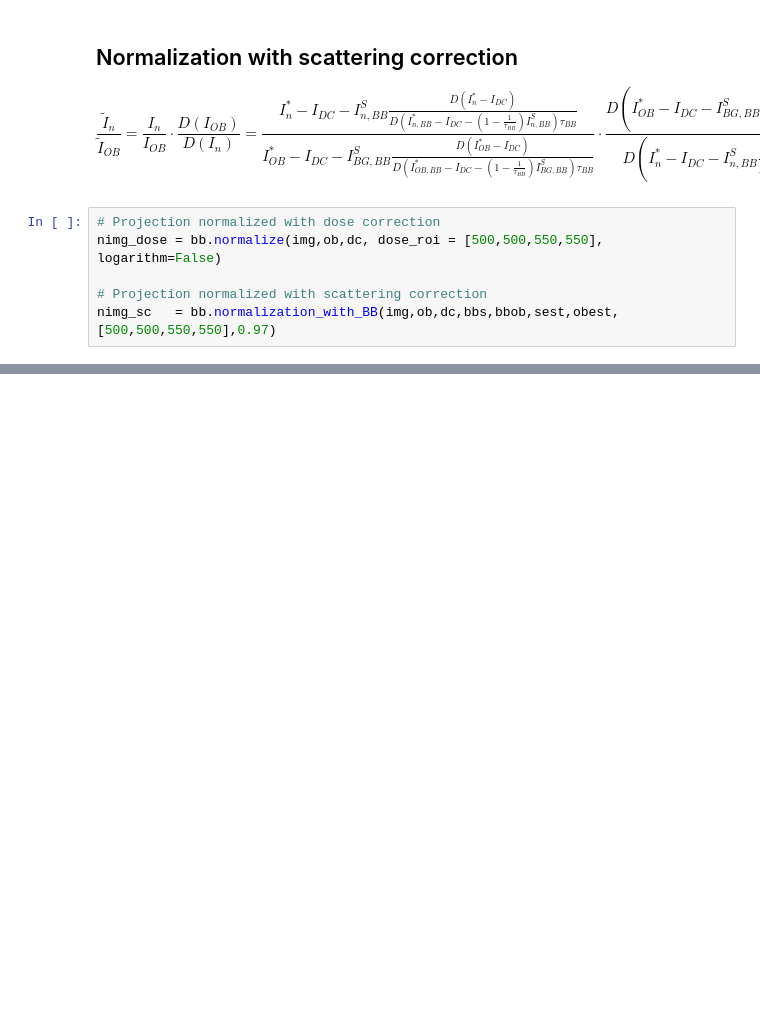
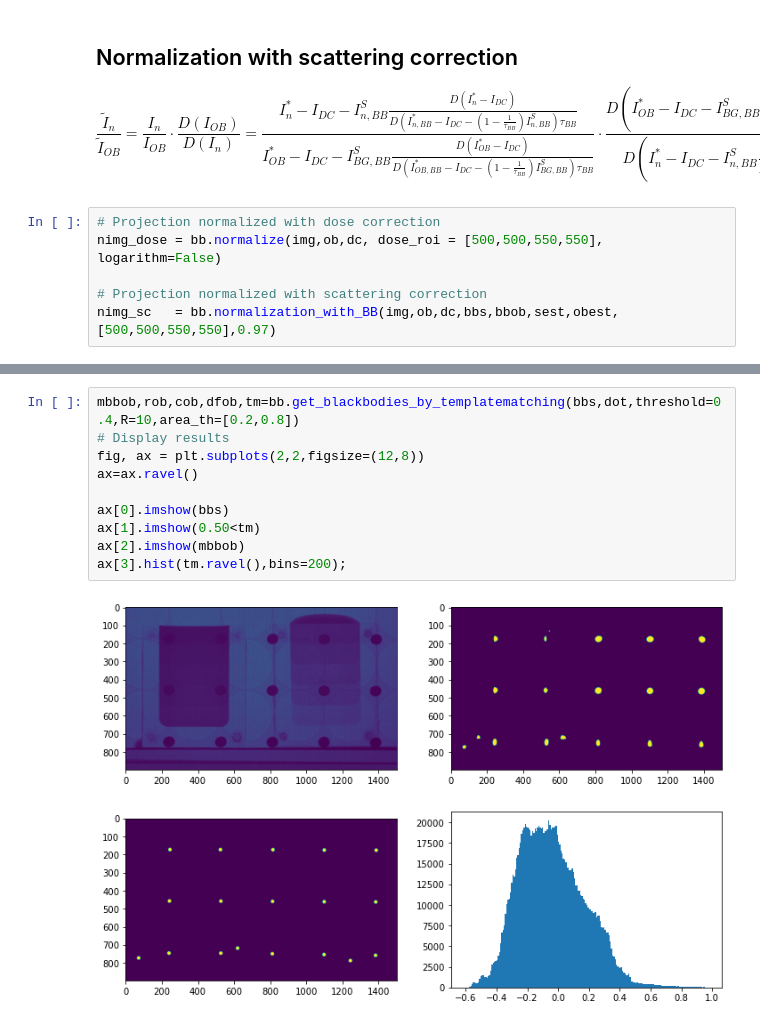
Before and after one commit to neutronimaging/scripts, a Jupyter notebook: python/notebooks/BBCorrection.ipynb, the cells around one changed output, grey strips where cells are left out. Drawn from its saved outputs; the diff is of its cells as text; blank space fills up the shorter version.

```diff
--- a/python/notebooks/BBCorrection.ipynb
+++ b/python/notebooks/BBCorrection.ipynb
@@ -178,0 +277,12 @@ ax[2].legend();
+# %%
+mbbob,rob,cob,dfob,tm=bb.get_blackbodies_by_templatematching(bbs,dot,threshold=0.4,R=10,area_th=[0.2,0.8])
+# Display results
+fig, ax = plt.subplots(2,2,figsize=(12,8))
+ax=ax.ravel()
+
+ax[0].imshow(bbs)
+ax[1].imshow(0.50<tm)
+ax[2].imshow(mbbob)
+ax[3].hist(tm.ravel(),bins=200);
+# %% [output]
+[figure, added]
```
Also changed, not shown: parts of 28 cells of this notebook, 7 other files.
